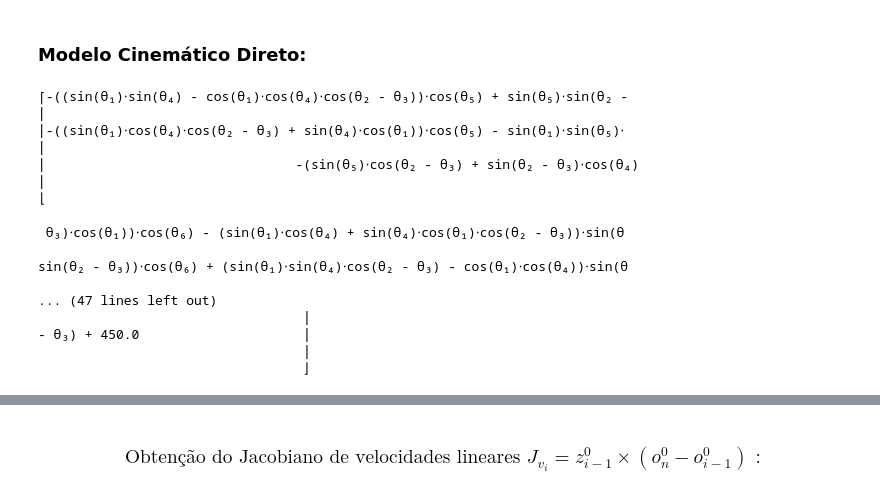
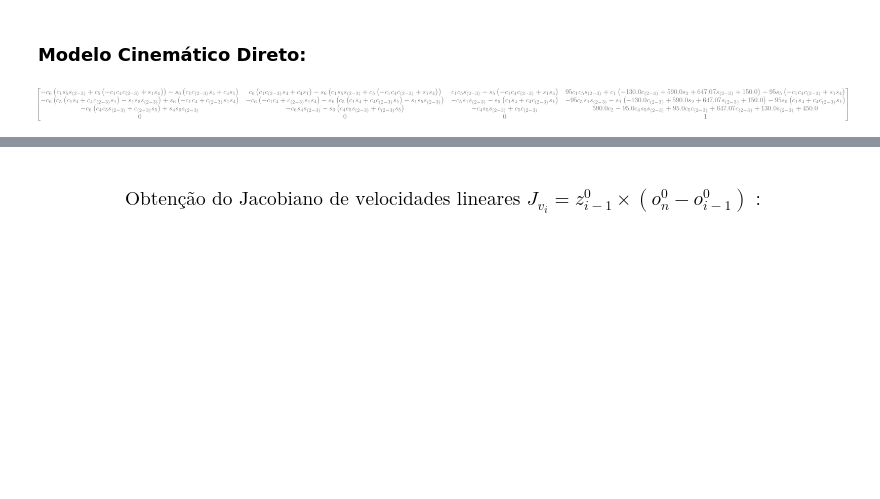
Before and after one commit to ErickNMA/Robotics, a Jupyter notebook: Inverse Kinematics/Comau Smart5 SiX/Comau Smart5SiX.ipynb, the cells around one changed output, grey strips where cells are left out. Cells and saved outputs as stored; diff of their text form; code cells hidden in the pictures; blank space fills up the shorter version.

```diff
--- a/Inverse Kinematics/Comau Smart5 SiX/Comau Smart5SiX.ipynb
+++ b/Inverse Kinematics/Comau Smart5 SiX/Comau Smart5SiX.ipynb
@@ -26,25 +26,9 @@ six.addNonDHLine(0, 0, 0, 0, rad(180), 0)
 # %%
 MCD = six.HTM(0, 8, False)
 
-MCD
+abrev(MCD)
 # %% [output]
-⎡-((sin(θ₁)⋅sin(θ₄) - cos(θ₁)⋅cos(θ₄)⋅cos(θ₂ - θ₃))⋅cos(θ₅) + sin(θ₅)⋅sin(θ₂ -
-⎢
-⎢-((sin(θ₁)⋅cos(θ₄)⋅cos(θ₂ - θ₃) + sin(θ₄)⋅cos(θ₁))⋅cos(θ₅) - sin(θ₁)⋅sin(θ₅)⋅
-⎢
-⎢                                -(sin(θ₅)⋅cos(θ₂ - θ₃) + sin(θ₂ - θ₃)⋅cos(θ₄)
-⎢
-⎣
-
- θ₃)⋅cos(θ₁))⋅cos(θ₆) - (sin(θ₁)⋅cos(θ₄) + sin(θ₄)⋅cos(θ₁)⋅cos(θ₂ - θ₃))⋅sin(θ
-
-sin(θ₂ - θ₃))⋅cos(θ₆) + (sin(θ₁)⋅sin(θ₄)⋅cos(θ₂ - θ₃) - cos(θ₁)⋅cos(θ₄))⋅sin(θ
-
-... (47 lines left out)
-                                  ⎥
-- θ₃) + 450.0                     ⎥
-                                  ⎥
-                                  ⎦
+[figure, added]
 # %%
 HOME = [0, 0, -rad(90), 0, 0, 0]
 
```
Also changed, not shown: parts of 5 cells of this notebook.
